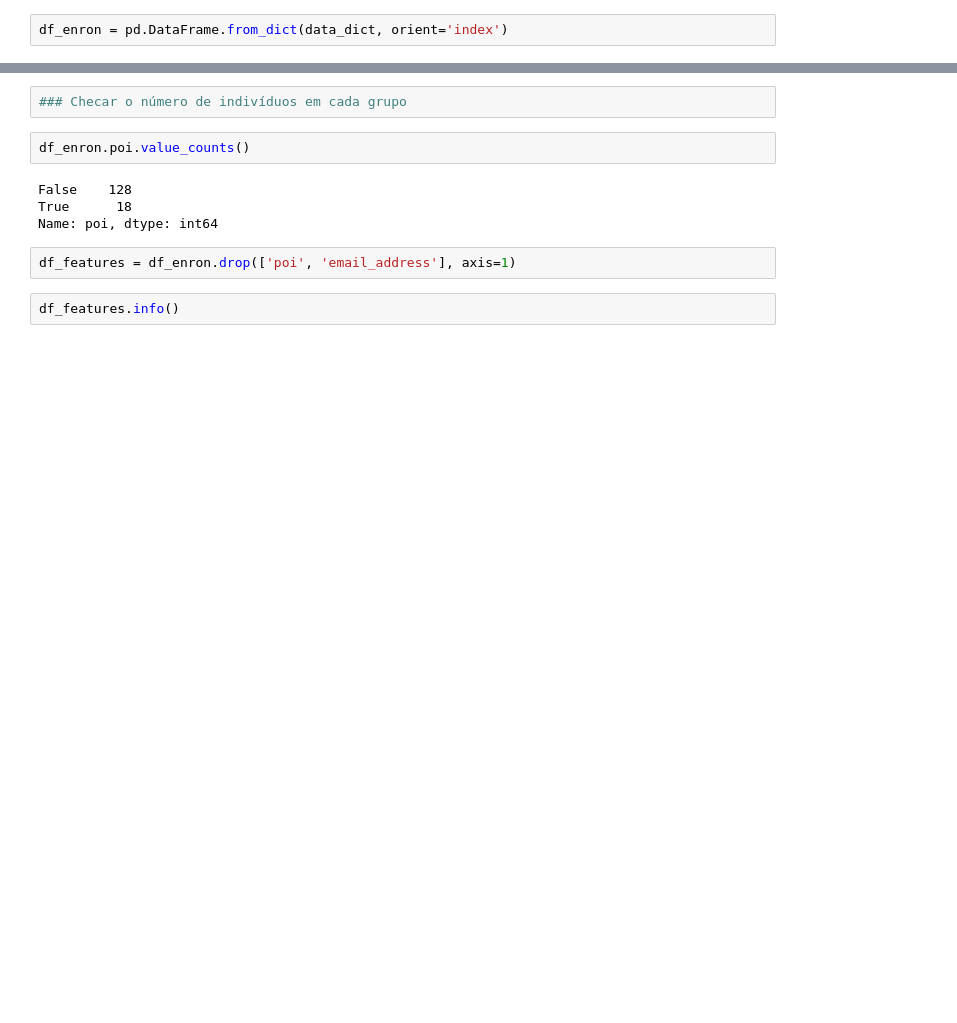
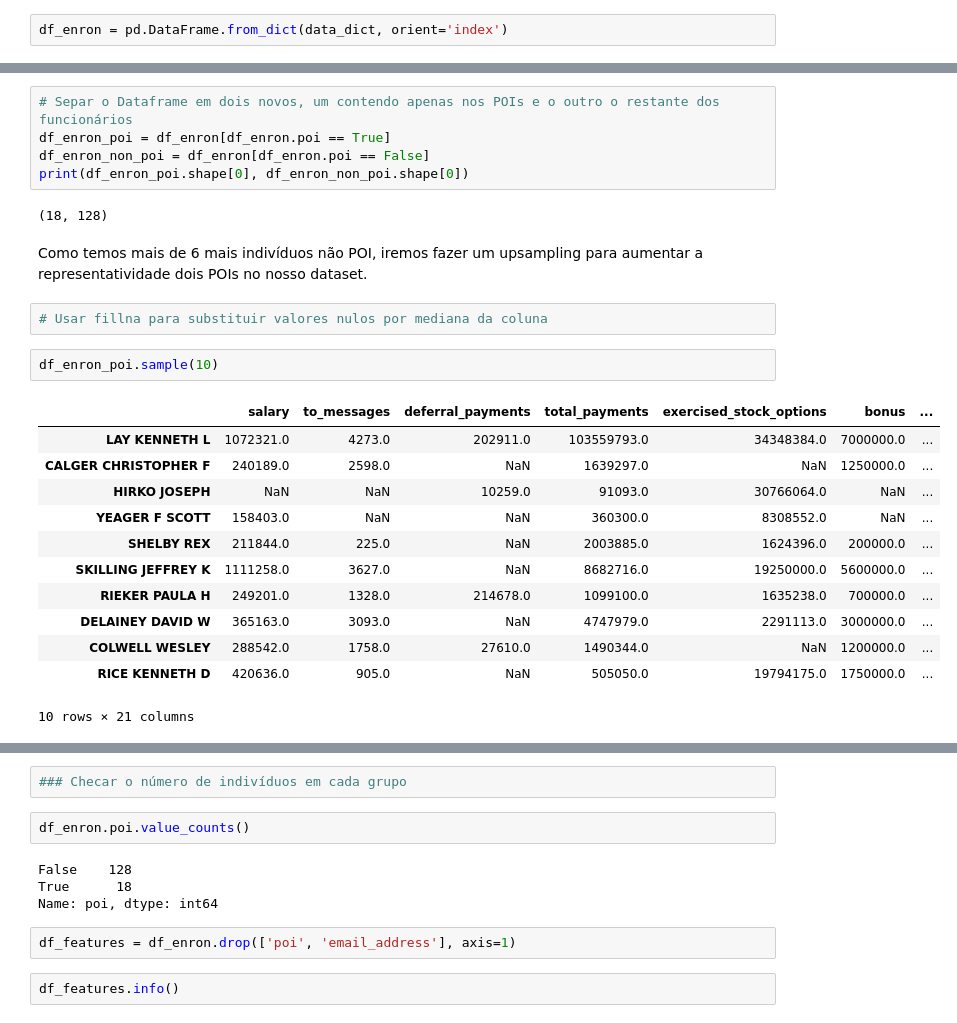
Before and after one commit to GabrielSGoncalves/udacity_nanodegree_datascience2, a Jupyter notebook: final_project/Projeto_Final_Nanodegree_DS_II_GabrielSGoncalves.ipynb, the cells around one changed output, grey strips where cells are left out. Saved outputs shown, nothing was run; the diff lists cells and outputs as text; blank space fills up the shorter version.

```diff
--- a/final_project/Projeto_Final_Nanodegree_DS_II_GabrielSGoncalves.ipynb
+++ b/final_project/Projeto_Final_Nanodegree_DS_II_GabrielSGoncalves.ipynb
@@ -91,0 +122,26 @@ Index([u'salary', u'to_messages', u'deferral_payments', u'total_payments',
+# %%
+# Separ o Dataframe em dois novos, um contendo apenas nos POIs e o outro o restante dos funcionários
+df_enron_poi = df_enron[df_enron.poi == True]
+df_enron_non_poi = df_enron[df_enron.poi == False]
+print(df_enron_poi.shape[0], df_enron_non_poi.shape[0])
+# %% [output]
+(18, 128)
+# %% [markdown]
+Como temos mais de 6 mais indivíduos não POI, iremos fazer um upsampling para aumentar a representatividade dois POIs no nosso dataset.
+# %%
+# Usar fillna para substituir valores nulos por mediana da coluna
+# %%
+df_enron_poi.sample(10)
+# %% [output]
+|  | salary | to_messages | deferral_payments | total_payments | exercised_stock_options | bonus | ... |
+| LAY KENNETH L | 1072321.0 | 4273.0 | 202911.0 | 103559793.0 | 34348384.0 | 7000000.0 | ... |
+| CALGER CHRISTOPHER F | 240189.0 | 2598.0 | NaN | 1639297.0 | NaN | 1250000.0 | ... |
+| HIRKO JOSEPH | NaN | NaN | 10259.0 | 91093.0 | 30766064.0 | NaN | ... |
+| YEAGER F SCOTT | 158403.0 | NaN | NaN | 360300.0 | 8308552.0 | NaN | ... |
+| SHELBY REX | 211844.0 | 225.0 | NaN | 2003885.0 | 1624396.0 | 200000.0 | ... |
+| SKILLING JEFFREY K | 1111258.0 | 3627.0 | NaN | 8682716.0 | 19250000.0 | 5600000.0 | ... |
+| RIEKER PAULA H | 249201.0 | 1328.0 | 214678.0 | 1099100.0 | 1635238.0 | 700000.0 | ... |
+| DELAINEY DAVID W | 365163.0 | 3093.0 | NaN | 4747979.0 | 2291113.0 | 3000000.0 | ... |
+| COLWELL WESLEY | 288542.0 | 1758.0 | 27610.0 | 1490344.0 | NaN | 1200000.0 | ... |
+| RICE KENNETH D | 420636.0 | 905.0 | NaN | 505050.0 | 19794175.0 | 1750000.0 | ... |
+10 rows × 21 columns
```
Also changed, not shown: parts of 19 cells of this notebook.
